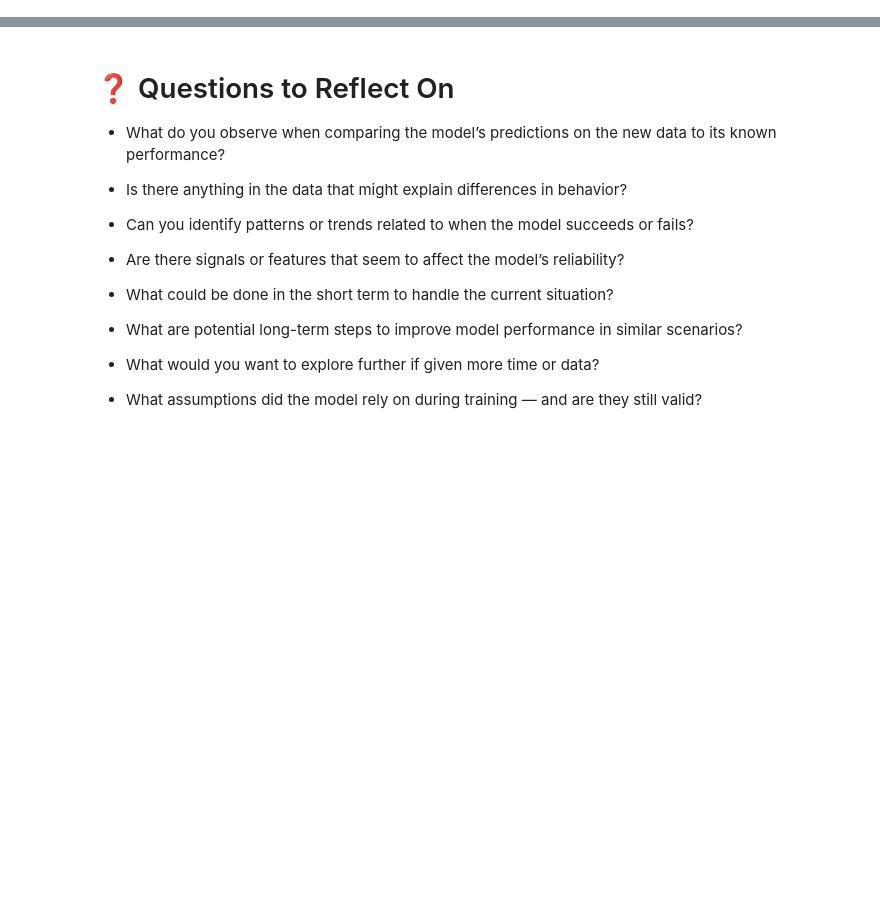
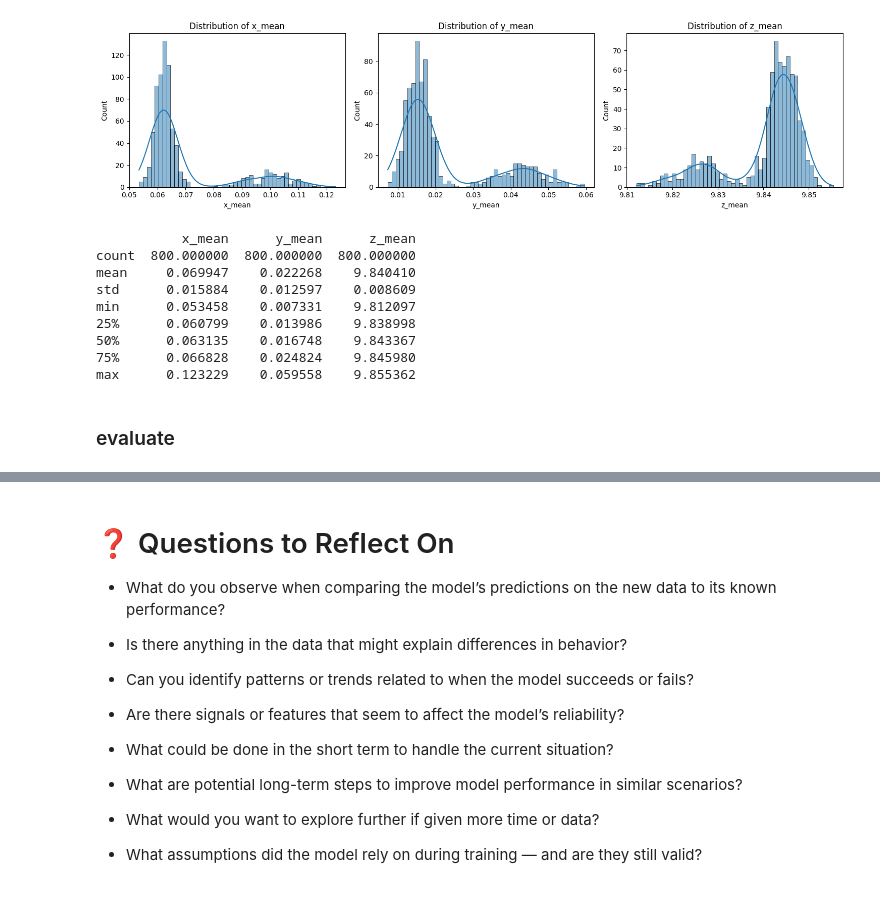
Before and after one commit to yanivmm/sensor-analysis-assignment, a Jupyter notebook: example.ipynb, the cells around one changed output, grey strips where cells are left out. Saved outputs shown, nothing was run; the diff lists cells and outputs as text; code cells hidden in the pictures; blank space fills up the shorter version.

```diff
--- a/example.ipynb
+++ b/example.ipynb
@@ -8,0 +1,27 @@ import os
+# %%
+#import section
+from extract_features import process_dataset, load_and_process_sample
+from visualization import signal_viewer
+from imu_pipeline import IMUPipeline
+import matplotlib.pyplot as plt
+import seaborn as sns
+from pathlib import Path
+import pandas as pd
+import joblib
+import os
+from sklearn.metrics import accuracy_score, precision_score, recall_score, f1_score
+
+#data sets
+
+train = pd.read_csv('data/train.csv')
+test = pd.read_csv('data/test.csv')
+inference = pd.read_csv('data/inference.csv')
+
+# Load the model
+model = joblib.load("models/imu_pipeline.pkl")
+
+
+signal_viewer(
+    data_dir=Path('data/raw/train'),
+    labels_csv=Path('data/train.csv')
+)
@@ -8,0 +82,29 @@ import os
+# %%
+import matplotlib.pyplot as plt
+import seaborn as sns
+
+
+# Plot distributions for X, Y, Z mean values
+plt.figure(figsize=(15, 4))
+for i, axis in enumerate(['x_mean', 'y_mean', 'z_mean']):
+    plt.subplot(1, 3, i+1)
+    sns.histplot(train[axis], bins=50, kde=True)
+    plt.title(f'Distribution of {axis}')
+plt.tight_layout()
+plt.show()
+
+# Check for outliers or strange values
+print(train[['x_mean', 'y_mean', 'z_mean']].describe())
+# %% [output]
+[figure, added]
+           x_mean      y_mean      z_mean
+count  800.000000  800.000000  800.000000
+mean     0.069947    0.022268    9.840410
+std      0.015884    0.012597    0.008609
+min      0.053458    0.007331    9.812097
+25%      0.060799    0.013986    9.838998
+50%      0.063135    0.016748    9.843367
+75%      0.066828    0.024824    9.845980
+max      0.123229    0.059558    9.855362
+# %% [markdown]
+### evaluate
```
Also changed, not shown: parts of 29 cells of this notebook, 4 other files.
